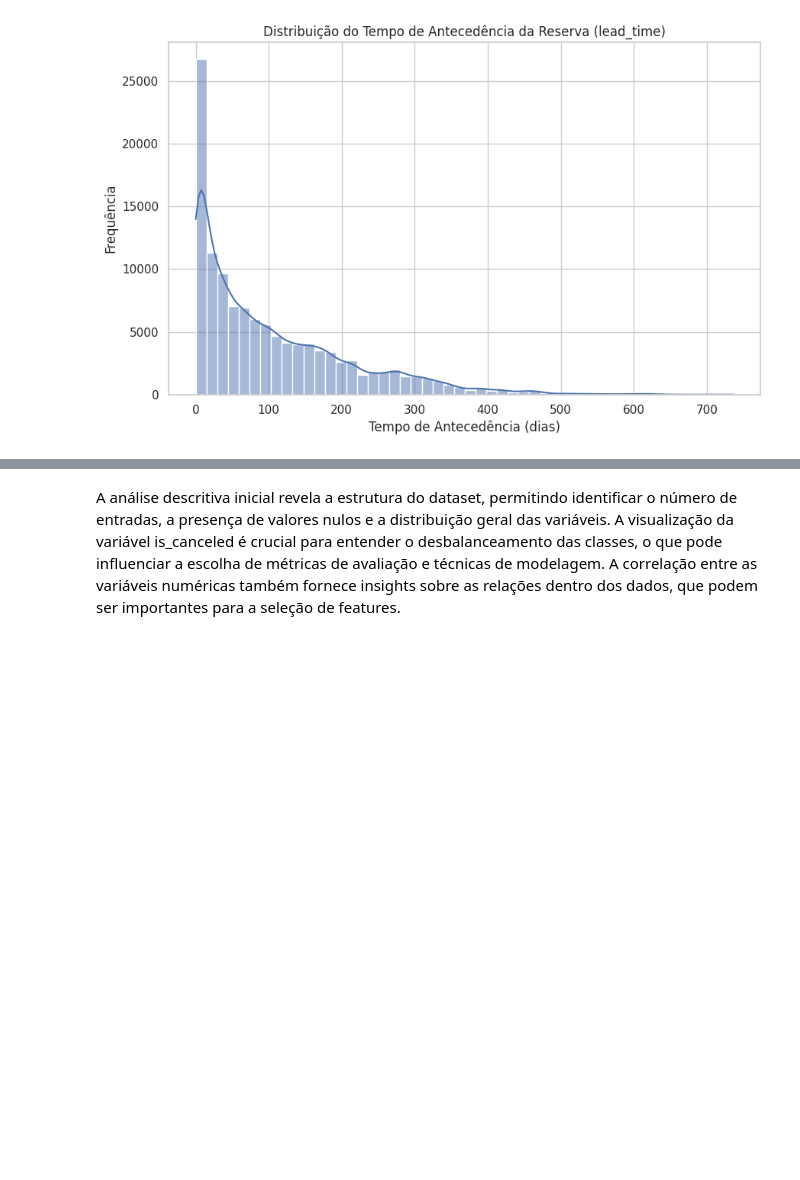
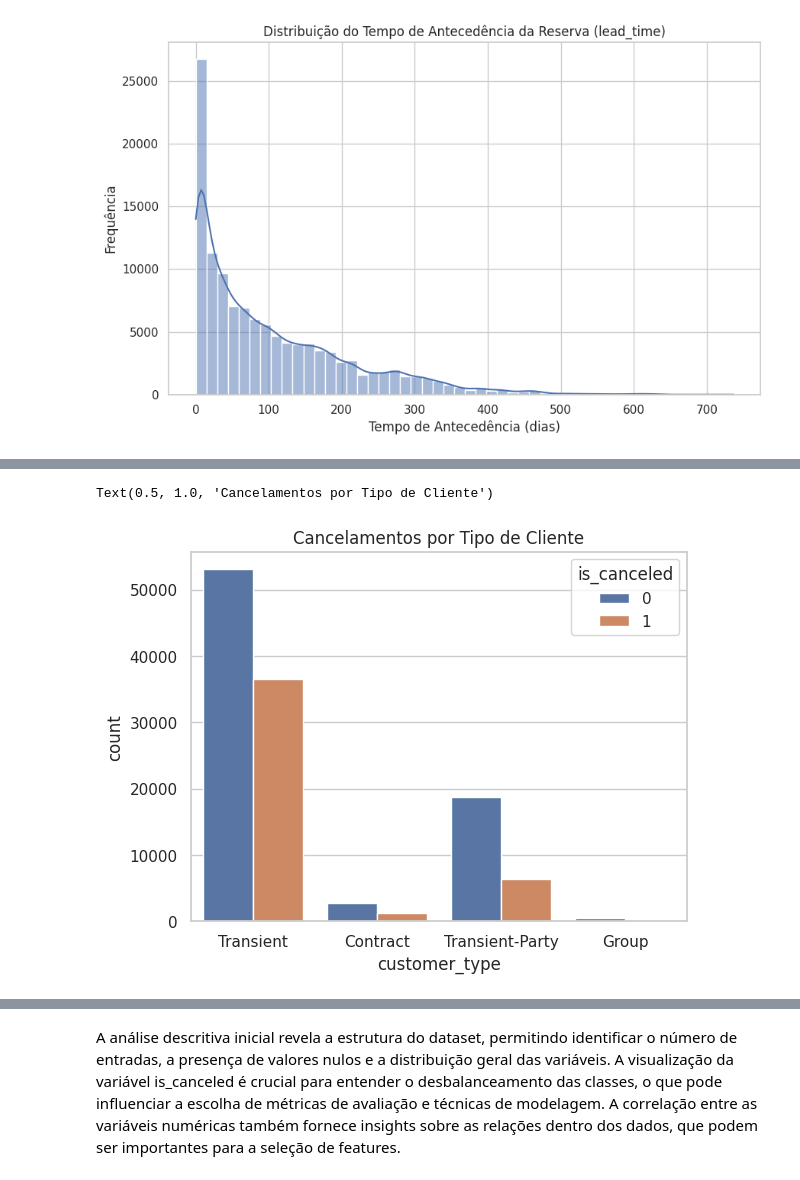
Before and after one commit to natalfr17/An-lise-Estat-stica-de-Dados-e-Informa-es, a Jupyter notebook: Prova_2.ipynb, the cells around one changed output, grey strips where cells are left out. Cells and saved outputs as stored; diff of their text form; code cells hidden in the pictures; blank space fills up the shorter version.

```diff
--- a/Prova_2.ipynb
+++ b/Prova_2.ipynb
@@ -168,3 +178,11 @@ plt.show()
+# %%
+## Verificar a influência do tipo de cliente
+
+sns.countplot(data=df, x='customer_type', hue='is_canceled')
+plt.title("Cancelamentos por Tipo de Cliente")
+# %% [output]
+Text(0.5, 1.0, 'Cancelamentos por Tipo de Cliente')
+[figure, added]
 # %%
 # Correlação entre variáveis numéricas (após tratamento de nulos)
 # Preencher nulos em 'children' com 0
```
Also changed, not shown: parts of 7 cells of this notebook.
